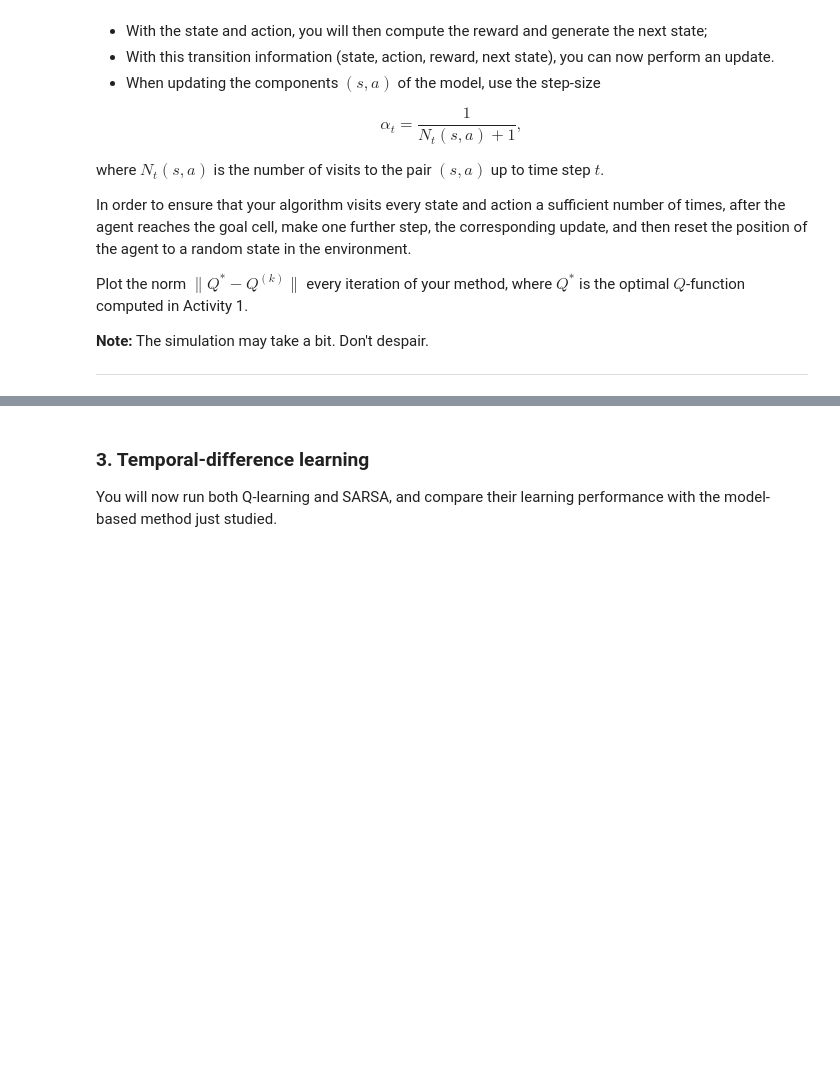
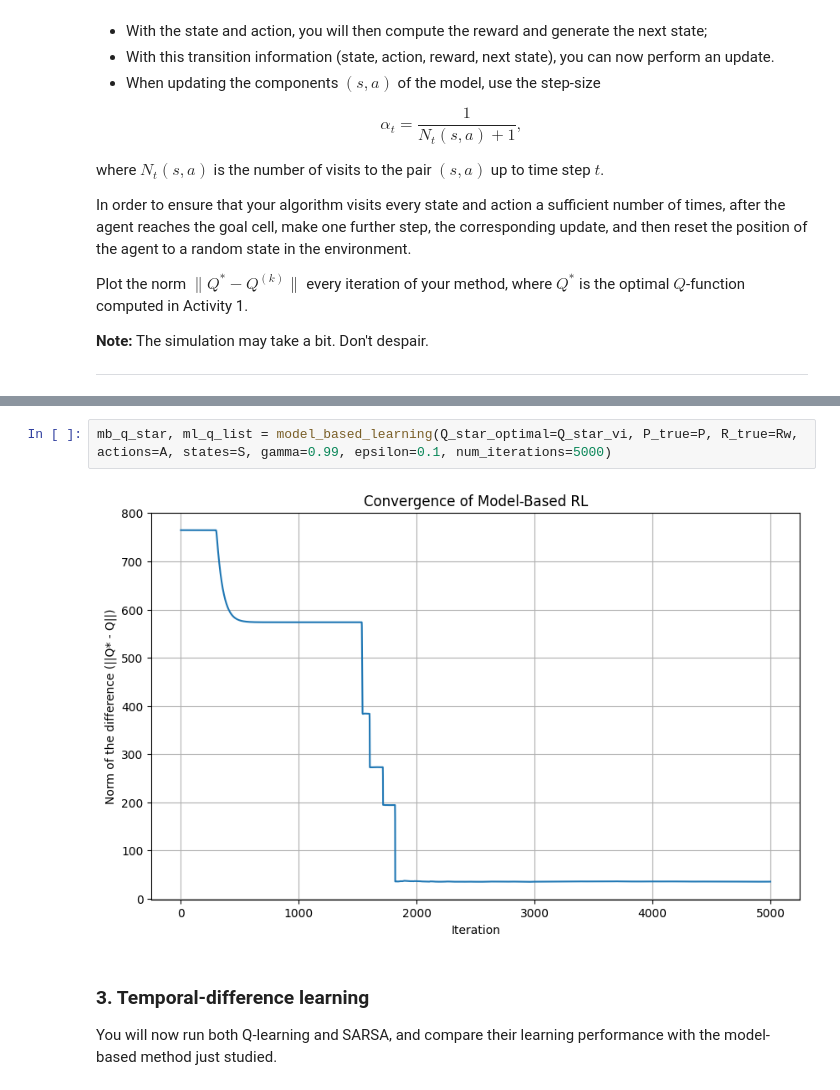
Before and after one commit to yangricardo/INF2070_202502_DEEP_REINFORCEMENT_LEARNING, a Jupyter notebook: labs/2_reinforcement_learning/lab_RL.ipynb, the cells around one changed output, grey strips where cells are left out. Cells and saved outputs as stored; diff of their text form; blank space fills up the shorter version.

```diff
--- a/labs/2_reinforcement_learning/lab_RL.ipynb
+++ b/labs/2_reinforcement_learning/lab_RL.ipynb
@@ -351,3 +349,7 @@ plt.show()
+# %%
+mb_q_star, ml_q_list = model_based_learning(Q_star_optimal=Q_star_vi, P_true=P, R_true=Rw, actions=A, states=S, gamma=0.99, epsilon=0.1, num_iterations=5000)
+# %% [output]
+[figure, added]
 # %% [markdown]
 ### 3. Temporal-difference learning
 
```
Also changed, not shown: parts of 11 cells of this notebook.
